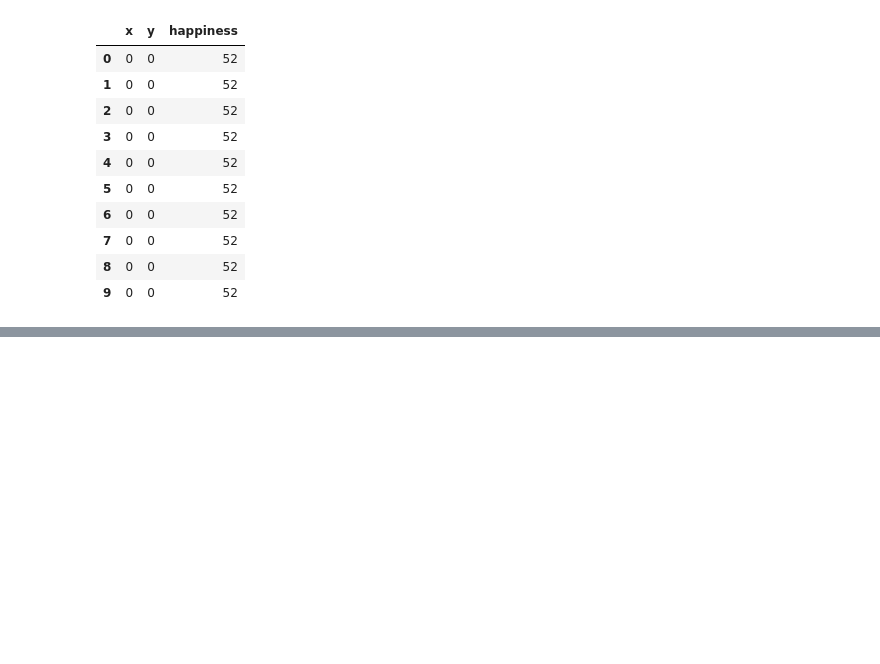
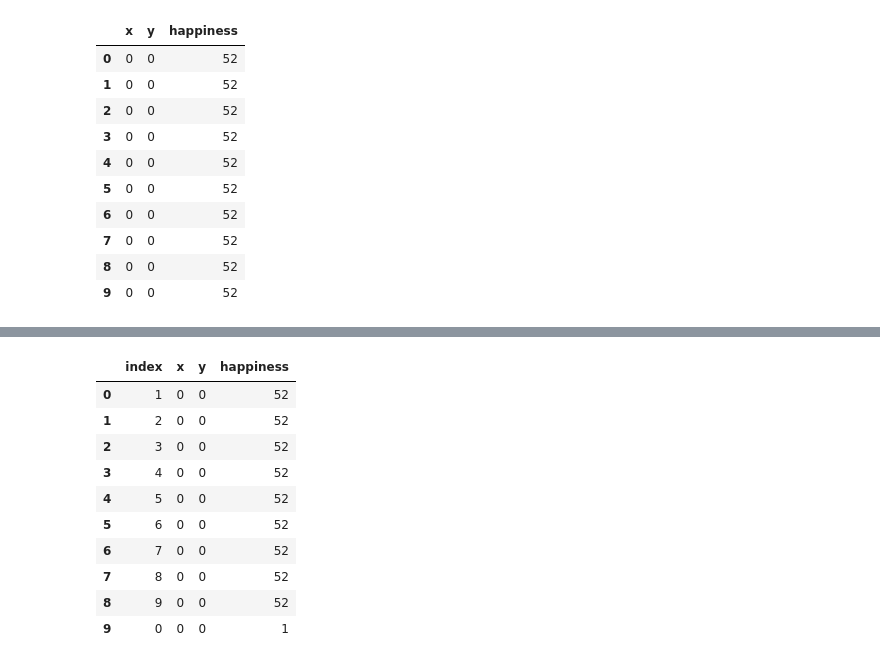
Before and after one commit to matteo-Donofrio-unipi/GEOSPA, a Jupyter notebook: schelling_model2.ipynb, the cells around one changed output, grey strips where cells are left out. Drawn from its saved outputs; the diff is of its cells as text; code cells hidden in the pictures; blank space fills up the shorter version.

```diff
--- a/schelling_model2.ipynb
+++ b/schelling_model2.ipynb
@@ -436,0 +451,16 @@ r[0]
+# %%
+d.sort_values(by="happiness", inplace = True, ascending = False)
+d.reset_index(inplace = True)
+d
+# %% [output]
+|  | index | x | y | happiness |
+| 0 | 1 | 0 | 0 | 52 |
+| 1 | 2 | 0 | 0 | 52 |
+| 2 | 3 | 0 | 0 | 52 |
+| 3 | 4 | 0 | 0 | 52 |
+| 4 | 5 | 0 | 0 | 52 |
+| 5 | 6 | 0 | 0 | 52 |
+| 6 | 7 | 0 | 0 | 52 |
+| 7 | 8 | 0 | 0 | 52 |
+| 8 | 9 | 0 | 0 | 52 |
+| 9 | 0 | 0 | 0 | 1 |
```
Also changed, not shown: parts of 7 cells of this notebook, 1 other file.
